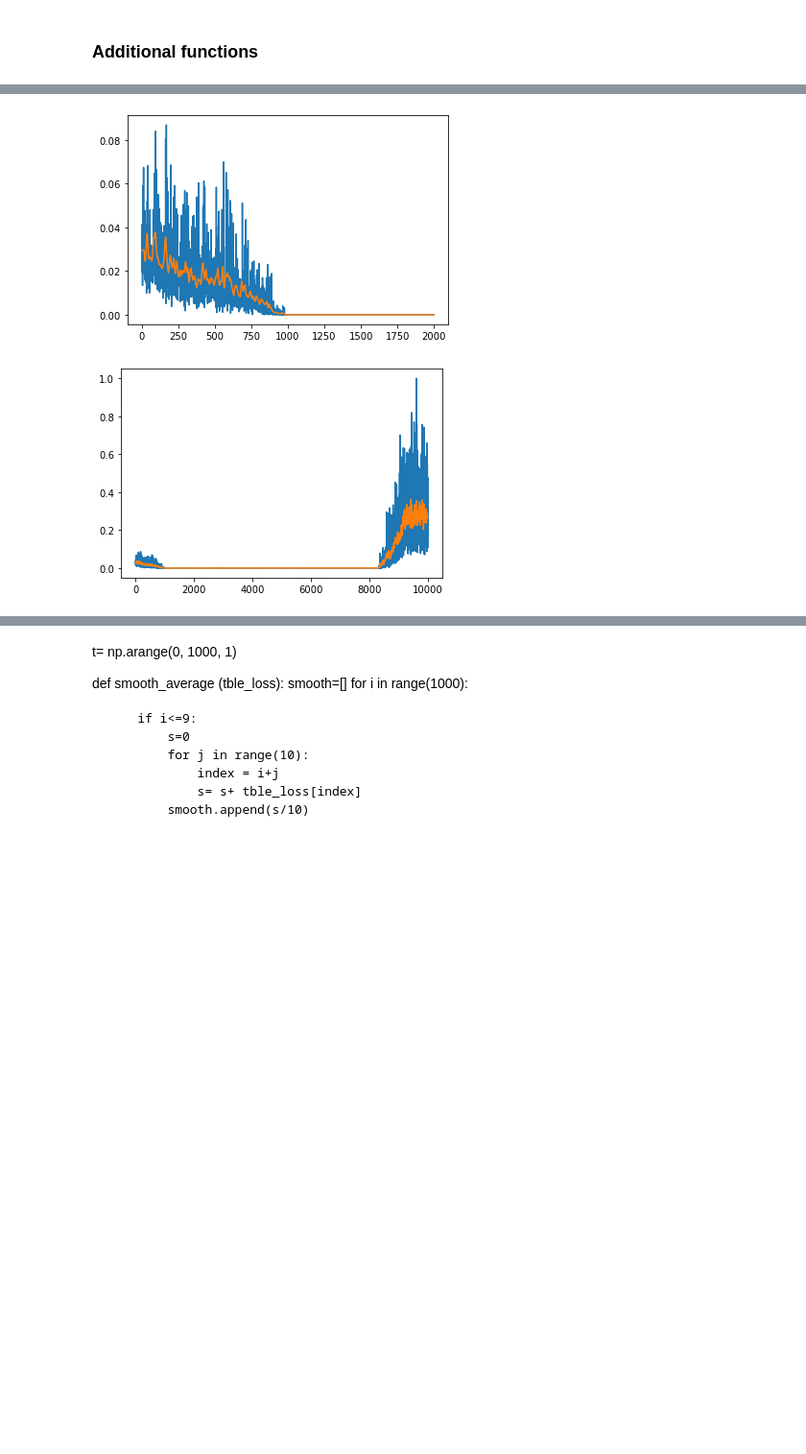
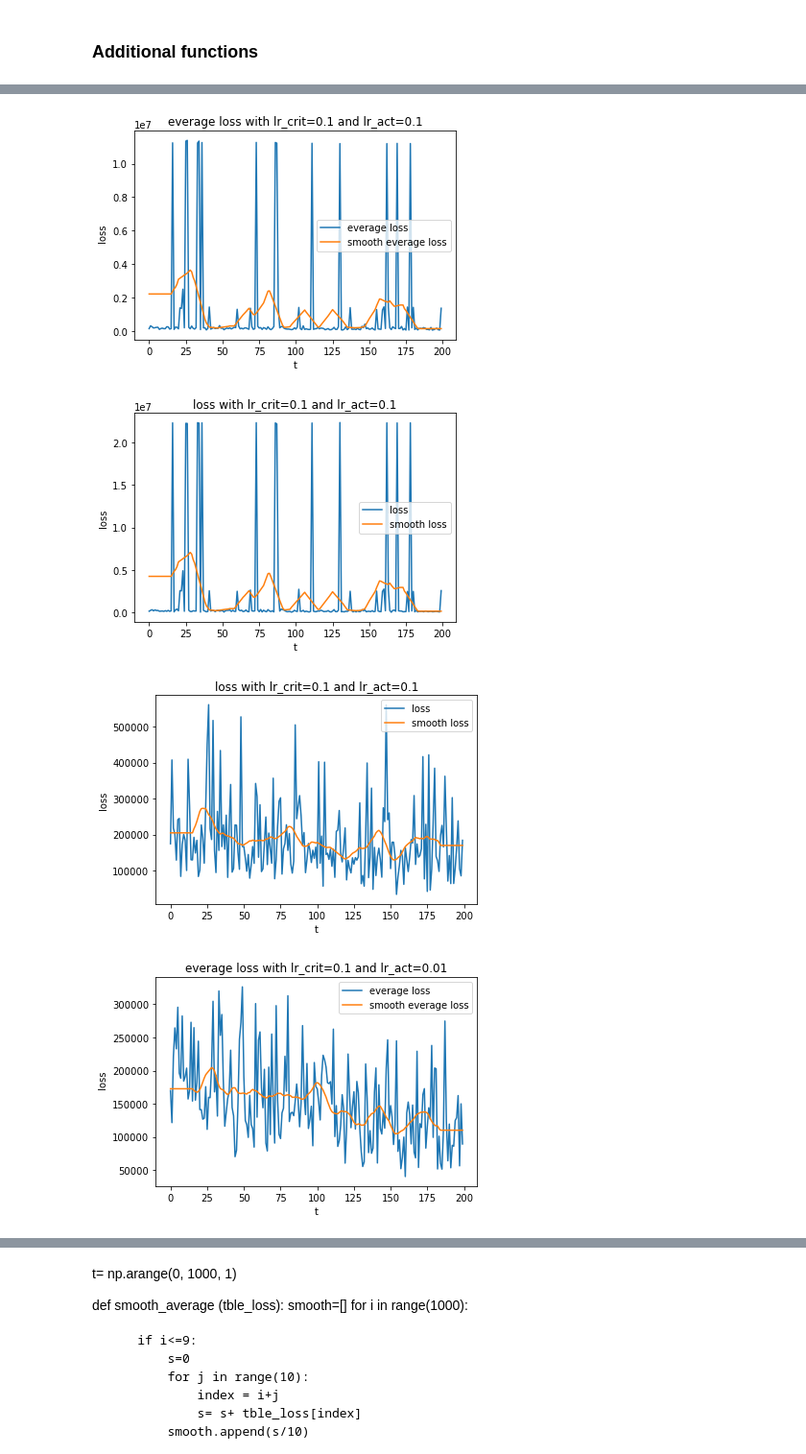
Before and after one commit to AceZz/P3A-Deep-Reinforcement-Learning, a Jupyter notebook: Stock-Trading-Environment/maintest.ipynb, the cells around one changed output, grey strips where cells are left out. Shown at 96% size. Cells and saved outputs as stored; diff of their text form; code cells hidden in the pictures; blank space fills up the shorter version.

```diff
--- a/Stock-Trading-Environment/maintest.ipynb
+++ b/Stock-Trading-Environment/maintest.ipynb
@@ -203,9 +215,17 @@ def DDPG(M,T):                       # M number of episode T lenght of an episod
 # %%
 table_loss = []
-iteration = 1
+iteration = 2
+lr = [1e-1,1e-2,1e-3,1e-4]
+for i in range(iteration):
+    table_it = []
+    for lrc in lr:
+        table_lrc = []
+        for lra in lr:
+            table_lrc.append(DDPG(10,100,lrc,lra))
 
-for i in range(iteration):
-    table_loss.append(DDPG(100,100))
+        table_it.append(table_lrc)
+    table_loss.append(table_it)
+
     print(" ")
     print(i)
     print(" ")
@@ -230,33 +284,48 @@ done
 # %%
-t = np.arange(0, 10000, 1)
+t = np.arange(0, 1000, 1)
 table_loss  = np.asarray(table_loss)
 max_table = np.amax(table_loss)
-table_loss = np.divide(table_loss,max_table)
+norm_table_loss = np.divide(table_loss,max_table)
+
 everage = np.sum(table_loss ,axis=0)/iteration
 
 def smoothTriangle(data, degree):
     triangle=np.concatenate((np.arange(degree + 1), np.arange(degree)[::-1])) # up then down
     smoothed=[]
 
     for i in range(degree, len(data) - degree * 2):
         point=data[i:i + len(triangle)] * triangle
         smoothed.append(np.sum(point)/np.sum(triangle))
     # Handle boundaries
     smoothed=[smoothed[0]]*int(degree + degree/2) + smoothed
     while len(smoothed) < len(data):
         smoothed.append(smoothed[-1])
     return smoothed
 
-s_everage = smoothTriangle(everage, 10)
-plt.plot(t[0:2000],everage[0:2000])
-plt.plot(t[0:2000],s_everage[0:2000])
-plt.show()
+for j in range(4):
+    for k in range(4):
 
-for i in range(iteration):
-    s = smoothTriangle(table_loss[i], 10)
-    plt.plot(t,table_loss[i])
-    plt.plot(t,s)
-    plt.show()
+        s_everage = smoothTriangle(everage[j][k], 10)
+        plt.plot(t,everage[j][k], label="everage loss")
+        plt.plot(t,s_everage, label="smooth everage loss")
+        plt.xlabel("t")
+        plt.ylabel(" loss")
+        plt.legend()
+        plt.title("everage loss with lr_crit={} and lr_act={}".format(lr[j], lr[k]))
+        plt.show()
+
+        for i in range(iteration):
+
+            s = smoothTriangle(table_loss[i][j][k], 10)
+            plt.plot(t,table_loss[i][j][k],label="loss")
+            plt.plot(t,s,label="smooth loss")
+            plt.xlabel("t")
+            plt.ylabel("loss")
+            plt.legend()
+            plt.title("loss with lr_crit={} and lr_act={}".format(lr[j], lr[k]))
+            plt.show()
 # %% [output]
-[figure, old version]
+[figure, new version]
-[figure, old version]
+[figure, new version]
+[figure, added]
+[figure, added]
```
Also changed, not shown: parts of 6 cells of this notebook, 1 other file.
